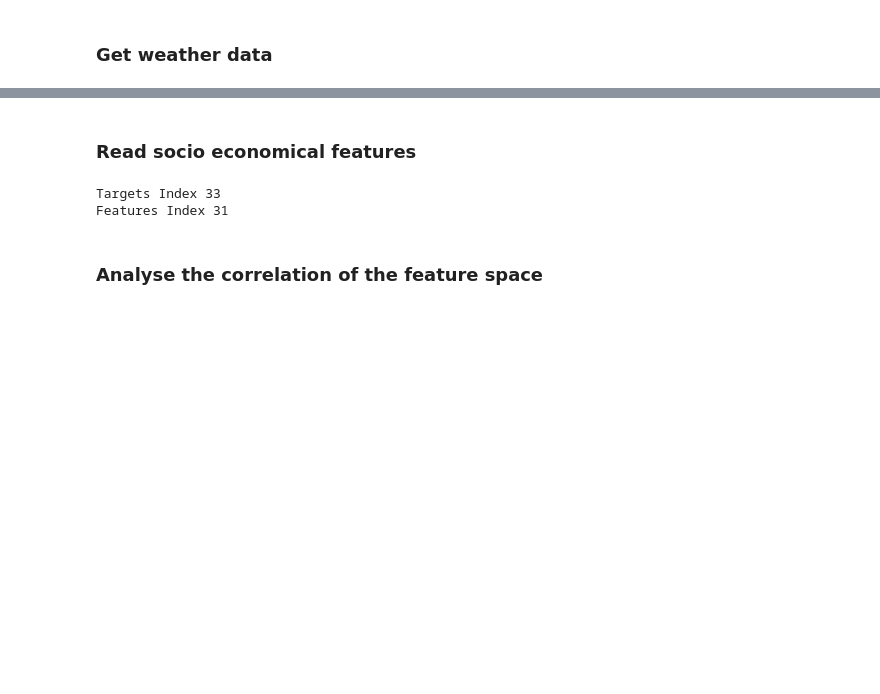
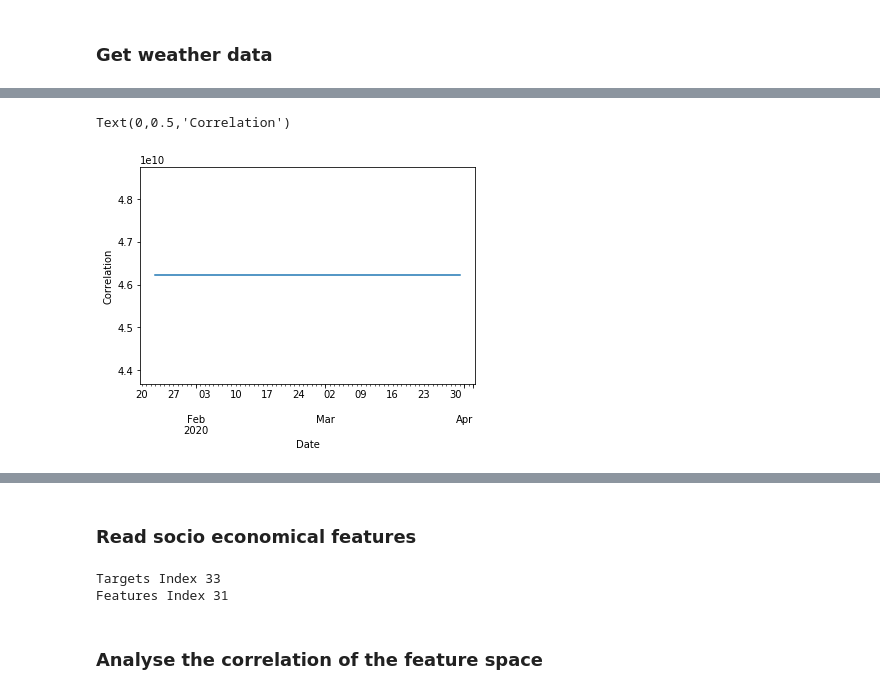
Before and after one commit to matthiasboeker/Covid_19_Forecast, a Jupyter notebook: Notebooks/ARIMA_Approach.ipynb, the cells around one changed output, grey strips where cells are left out. Cells and saved outputs as stored; diff of their text form; code cells hidden in the pictures; blank space fills up the shorter version.

```diff
--- a/Notebooks/ARIMA_Approach.ipynb
+++ b/Notebooks/ARIMA_Approach.ipynb
@@ -218,0 +244,7 @@ FileNotFoundError: [Errno 2] No such file or directory: '.../Data/weather/german
+# %%
+fig, ax = plt.subplots()
+cc_func.plot()
+ax.set_ylabel('Correlation')
+# %% [output]
+Text(0,0.5,'Correlation')
+[figure, added]
```
Also changed, not shown: parts of 12 cells of this notebook.
